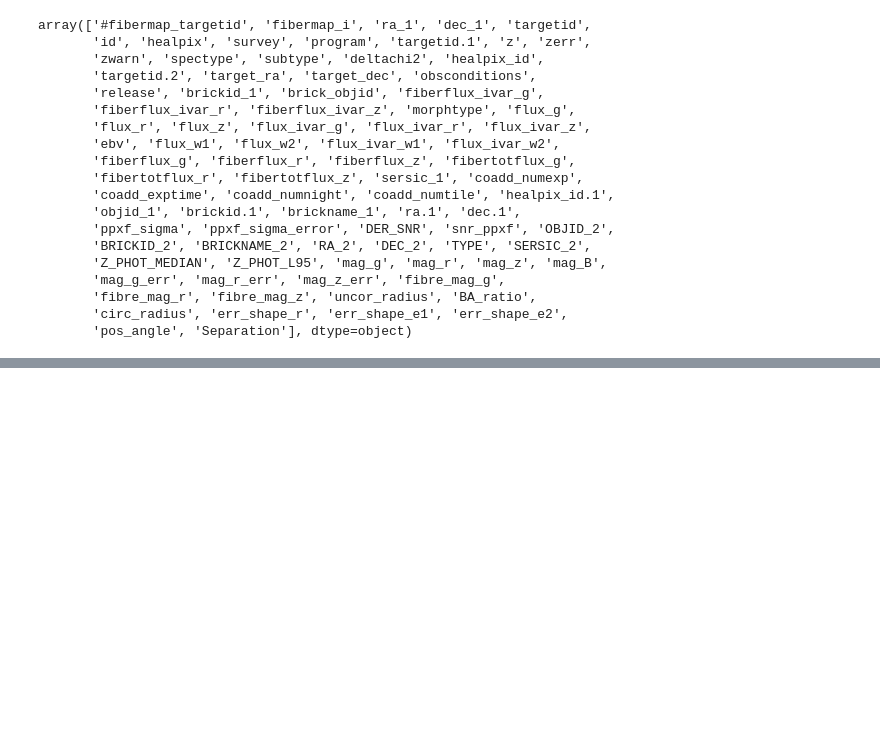
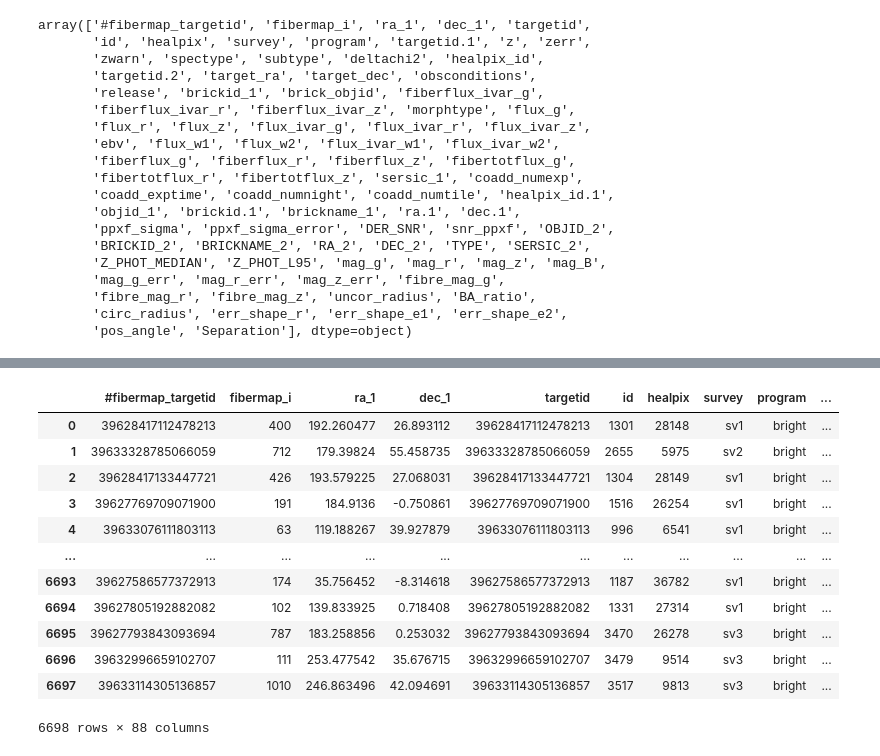
Before and after one commit to KSaid-1/DESI_fuji_FP, a Jupyter notebook: FP_sample.ipynb, the cells around one changed output, grey strips where cells are left out. Drawn from its saved outputs; the diff is of its cells as text; code cells hidden in the pictures; blank space fills up the shorter version.

Commit message:
FP_sample

```diff
--- a/FP_sample.ipynb
+++ b/FP_sample.ipynb
@@ -100,3 +101,11 @@ array(['#fibermap_targetid', 'fibermap_i', 'ra_1', 'dec_1', 'targetid',
        'fibre_mag_r', 'fibre_mag_z', 'uncor_radius', 'BA_ratio',
        'circ_radius', 'err_shape_r', 'err_shape_e1', 'err_shape_e2',
        'pos_angle', 'Separation'], dtype=object)
+# %%
+e1_err = fuji.err_shape_e1
+e2_err = fuji.err_shape_e2
+ba_ratio = fuji.BA_ratio
+delta_eps = 0.5 * np.sqrt( (2.*e1_err)**2 + (2.*e2_err)**2)
+uba_ratio = ba_ratio * np.sqrt(2.) * delta_eps
+print (uba_ratio)
+print (fuji.err_shape_r)
@@ -175,3 +202,38 @@ for i in range(len(D_lim)):
 # %%
 #targetid,logR_e,s_sdss,i_sdss,0.013621,log10(1.0+(300.0/(299792.458*z_cor))),ds,di,sprob00,c*redshift)
 fp_sample = pd.DataFrame(np.column_stack((fuji_gsigma_lowz.targetid,r_desi,s_desi,i_desi,dr,pv_cor,ds,di,sprob00,c*fuji_gsigma_lowz.z)),columns=["objid", "r", "s", "i", "dr", "dr_ph", "ds", "di", "Sprob", "cz"])
+fp_full_sample = pd.DataFrame(np.column_stack((fuji,uba_ratio)),columns=['#fibermap_targetid', 'fibermap_i', 'ra_1', 'dec_1', 'targetid',
+       'id', 'healpix', 'survey', 'program', 'targetid.1', 'z', 'zerr',
+       'zwarn', 'spectype', 'subtype', 'deltachi2', 'healpix_id',
+       'targetid.2', 'target_ra', 'target_dec', 'obsconditions',
+       'release', 'brickid_1', 'brick_objid', 'fiberflux_ivar_g',
+       'fiberflux_ivar_r', 'fiberflux_ivar_z', 'morphtype', 'flux_g',
+       'flux_r', 'flux_z', 'flux_ivar_g', 'flux_ivar_r', 'flux_ivar_z',
+       'ebv', 'flux_w1', 'flux_w2', 'flux_ivar_w1', 'flux_ivar_w2',
+       'fiberflux_g', 'fiberflux_r', 'fiberflux_z', 'fibertotflux_g',
+       'fibertotflux_r', 'fibertotflux_z', 'sersic_1', 'coadd_numexp',
+       'coadd_exptime', 'coadd_numnight', 'coadd_numtile', 'healpix_id.1',
+       'objid_1', 'brickid.1', 'brickname_1', 'ra.1', 'dec.1',
+       'ppxf_sigma', 'ppxf_sigma_error', 'DER_SNR', 'snr_ppxf', 'OBJID_2',
+       'BRICKID_2', 'BRICKNAME_2', 'RA_2', 'DEC_2', 'TYPE', 'SERSIC_2',
+       'Z_PHOT_MEDIAN', 'Z_PHOT_L95', 'mag_g', 'mag_r', 'mag_z', 'mag_B',
+       'mag_g_err', 'mag_r_err', 'mag_z_err', 'fibre_mag_g',
+       'fibre_mag_r', 'fibre_mag_z', 'uncor_radius', 'BA_ratio',
+       'circ_radius', 'err_shape_r', 'err_shape_e1', 'err_shape_e2',
+       'pos_angle', 'Separation', "BA_ratio_error"])
+# %%
+fp_full_sample
+# %% [output]
+|  | #fibermap_targetid | fibermap_i | ra_1 | dec_1 | targetid | id | healpix | survey | program | ... |
+| 0 | 39628417112478213 | 400 | 192.260477 | 26.893112 | 39628417112478213 | 1301 | 28148 | sv1 | bright | ... |
+| 1 | 39633328785066059 | 712 | 179.39824 | 55.458735 | 39633328785066059 | 2655 | 5975 | sv2 | bright | ... |
+| 2 | 39628417133447721 | 426 | 193.579225 | 27.068031 | 39628417133447721 | 1304 | 28149 | sv1 | bright | ... |
+| 3 | 39627769709071900 | 191 | 184.9136 | -0.750861 | 39627769709071900 | 1516 | 26254 | sv1 | bright | ... |
+| 4 | 39633076111803113 | 63 | 119.188267 | 39.927879 | 39633076111803113 | 996 | 6541 | sv1 | bright | ... |
+| ... | ... | ... | ... | ... | ... | ... | ... | ... | ... | ... |
+| 6693 | 39627586577372913 | 174 | 35.756452 | -8.314618 | 39627586577372913 | 1187 | 36782 | sv1 | bright | ... |
+| 6694 | 39627805192882082 | 102 | 139.833925 | 0.718408 | 39627805192882082 | 1331 | 27314 | sv1 | bright | ... |
+| 6695 | 39627793843093694 | 787 | 183.258856 | 0.253032 | 39627793843093694 | 3470 | 26278 | sv3 | bright | ... |
+| 6696 | 39632996659102707 | 111 | 253.477542 | 35.676715 | 39632996659102707 | 3479 | 9514 | sv3 | bright | ... |
+| 6697 | 39633114305136857 | 1010 | 246.863496 | 42.094691 | 39633114305136857 | 3517 | 9813 | sv3 | bright | ... |
+6698 rows × 88 columns
```
Also changed, not shown: parts of 15 cells of this notebook.
